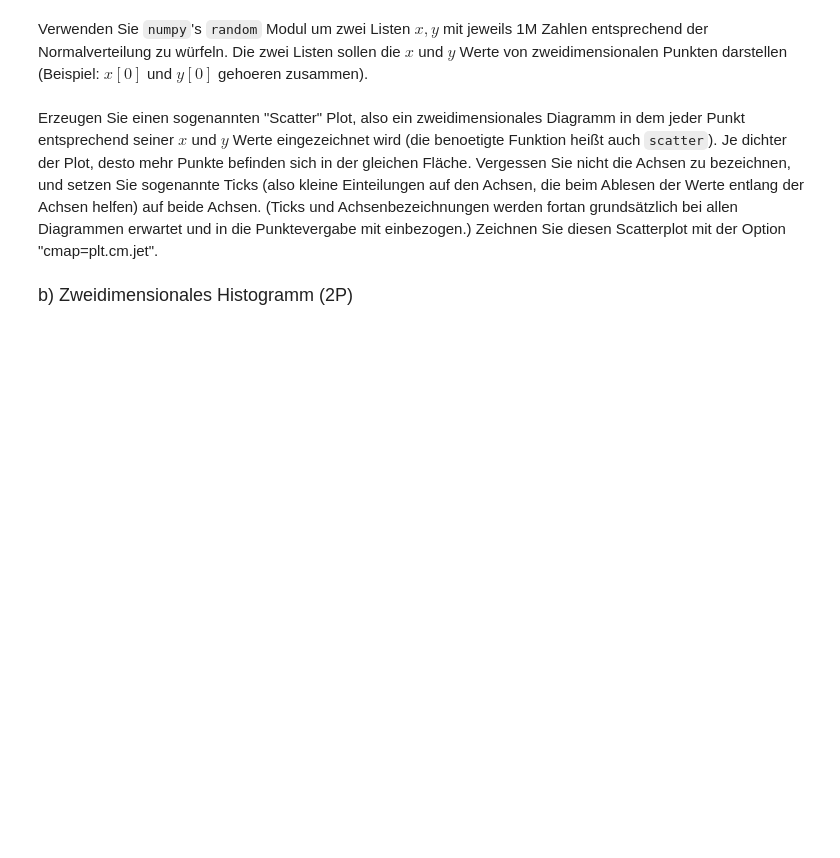
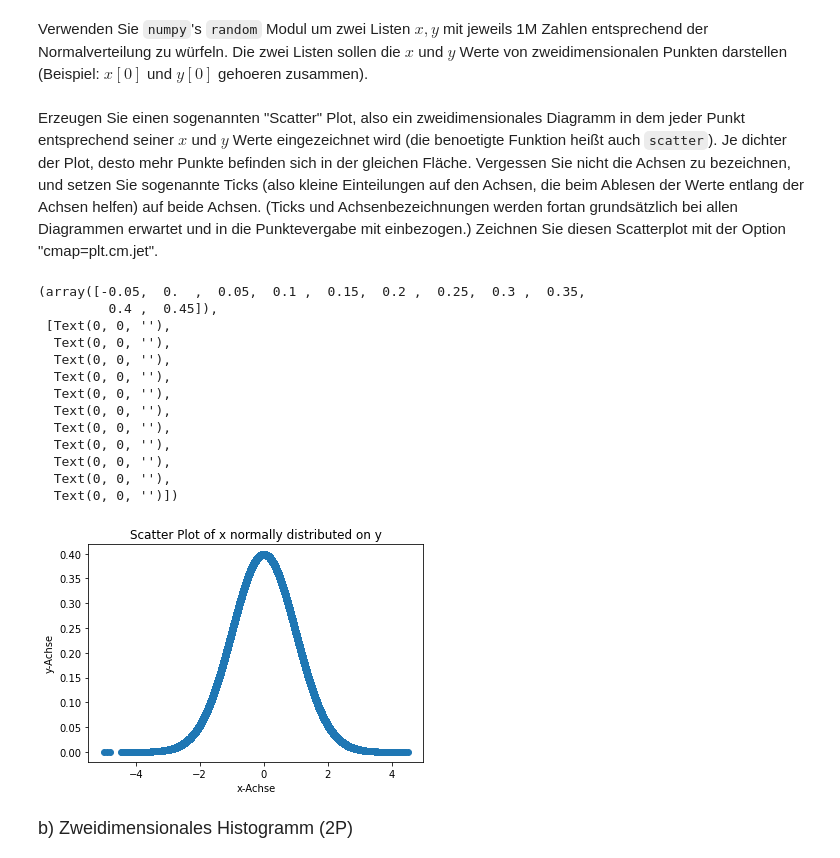
Before and after one commit to afdzlebron/22ws_bok_dan_nws, a Jupyter notebook: blatt03/Uebung03_Aufgabe4.ipynb, the cells around one changed output. Cells and saved outputs as stored; diff of their text form; code cells hidden in the pictures; blank space fills up the shorter version.

```diff
--- a/blatt03/Uebung03_Aufgabe4.ipynb
+++ b/blatt03/Uebung03_Aufgabe4.ipynb
@@ -30,8 +30,47 @@ a) Scatter Plot (2P)
 </font>
 # %% [markdown]
 Verwenden Sie `numpy`'s `random` Modul um zwei Listen $x,y$ mit jeweils 1M Zahlen entsprechend der Normalverteilung zu würfeln. Die zwei Listen sollen die $x$ und $y$ Werte von zweidimensionalen Punkten darstellen (Beispiel: $x[0]$ und $y[0]$ gehoeren zusammen).
+# %%
+mittelwert,sd,n = 0.,1.,1000000
+
+def normal(x,mittelwert,sd):
+    return ( 2.*np.pi*sd**2. )**-.5 * np.exp( -.5 * (x-mittelwert)**2. / sd**2. )
+
+x = np.random.normal(mittelwert,sd,n)   #generate random list of points from normal distribution
+y = normal(x,mittelwert,sd)             #evaluate the probability density at each point
+x,y = x[np.argsort(y)],np.sort(y)       #sort according to the probability density
 # %% [markdown]
 Erzeugen Sie einen sogenannten "Scatter" Plot, also ein zweidimensionales Diagramm in dem jeder Punkt entsprechend seiner $x$ und $y$ Werte eingezeichnet wird (die benoetigte Funktion heißt auch `scatter`). Je dichter der Plot, desto mehr Punkte befinden sich in der gleichen Fläche. Vergessen Sie nicht die Achsen zu bezeichnen, und setzen Sie sogenannte Ticks (also kleine Einteilungen auf den Achsen, die beim Ablesen der Werte entlang der Achsen helfen) auf beide Achsen. (Ticks und Achsenbezeichnungen werden fortan grundsätzlich bei allen Diagrammen erwartet und in die Punktevergabe mit einbezogen.) Zeichnen Sie diesen Scatterplot mit der Option "cmap=plt.cm.jet".
+# %%
+# Ploting
+plt.scatter(x, y,cmap=plt.cm.jet)
+
+# Naming axes
+plt.xlabel("x-Achse")
+plt.ylabel("y-Achse")
+
+# (Additional) Title
+plt.title("Scatter Plot of x normally distributed on y")
+
+plt.xticks()
+plt.yticks()
+
+#plt.show()
+# %% [output]
+(array([-0.05,  0.  ,  0.05,  0.1 ,  0.15,  0.2 ,  0.25,  0.3 ,  0.35,
+         0.4 ,  0.45]),
+ [Text(0, 0, ''),
+  Text(0, 0, ''),
+  Text(0, 0, ''),
+  Text(0, 0, ''),
+  Text(0, 0, ''),
+  Text(0, 0, ''),
+  Text(0, 0, ''),
+  Text(0, 0, ''),
+  Text(0, 0, ''),
+  Text(0, 0, ''),
+  Text(0, 0, '')])
+[figure, added]
 # %% [markdown]
 <font face="Times New Roman" size=4>
 b) Zweidimensionales Histogramm (2P)
```
Also changed, not shown: parts of 6 cells of this notebook, 2 other files.
